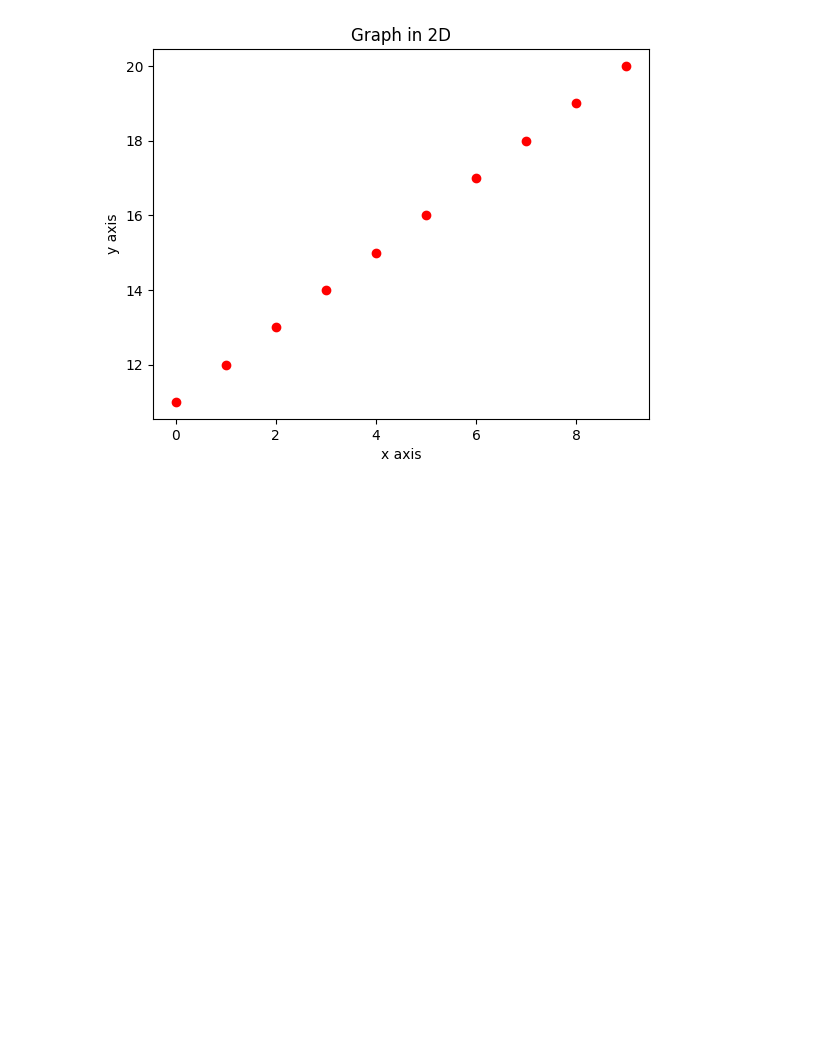
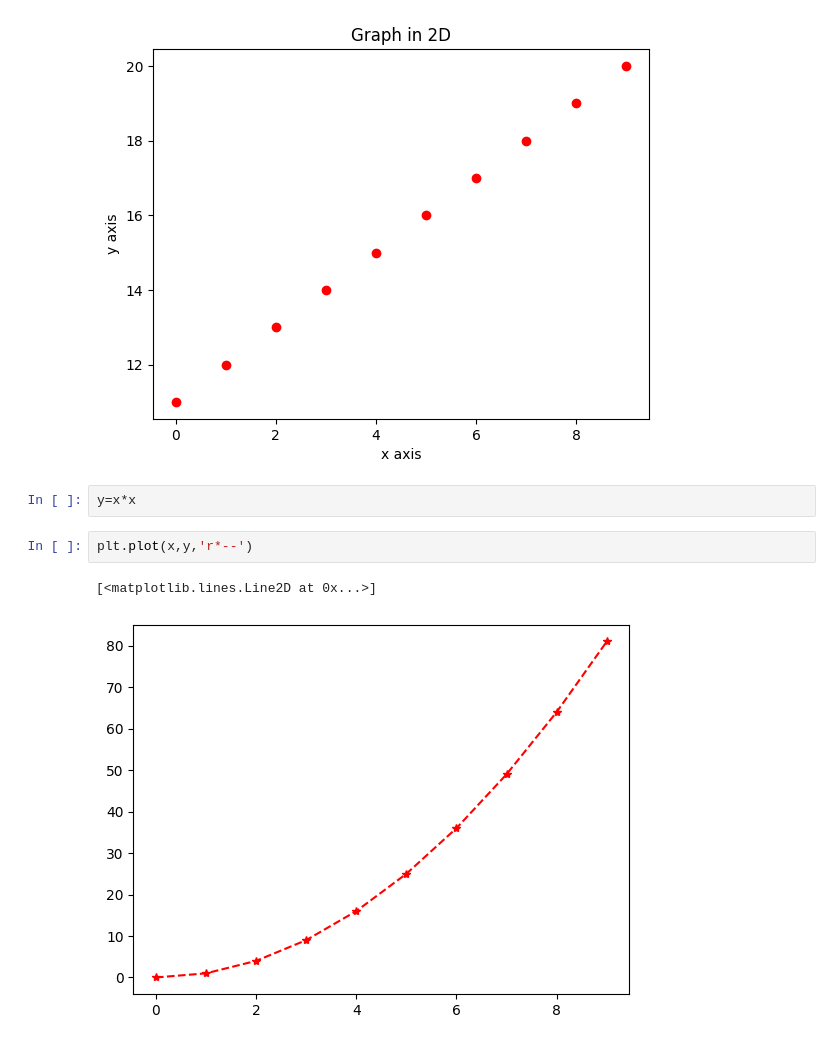
Before and after one commit to RapaDewan/Machine-Learning, a Jupyter notebook: Python/pyBasic.ipynb, the cells around one changed output. Saved outputs shown, nothing was run; the diff lists cells and outputs as text; blank space fills up the shorter version.

```diff
--- a/Python/pyBasic.ipynb
+++ b/Python/pyBasic.ipynb
@@ -620,3 +622,10 @@ plt.title('Graph in 2D')
 # %% [output]
 Text(0.5, 1.0, 'Graph in 2D')
 [figure]
+# %%
+y=x*x
+# %%
+plt.plot(x,y,'r*--')
+# %% [output]
+[<matplotlib.lines.Line2D at 0x...>]
+[figure, added]
```
Also changed, not shown: parts of 10 cells of this notebook.
